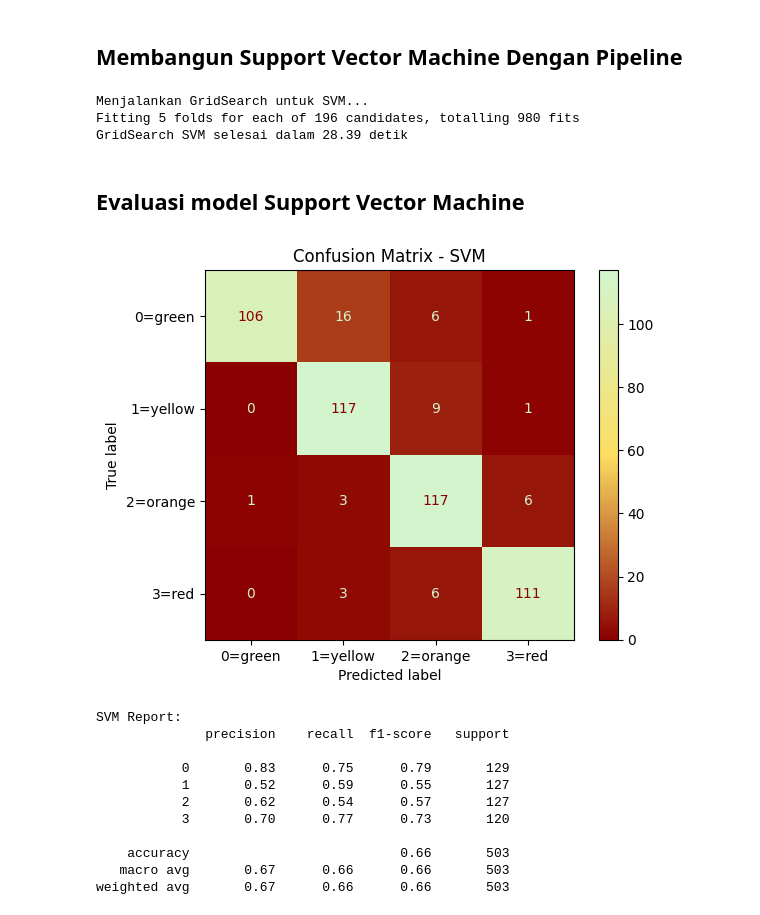
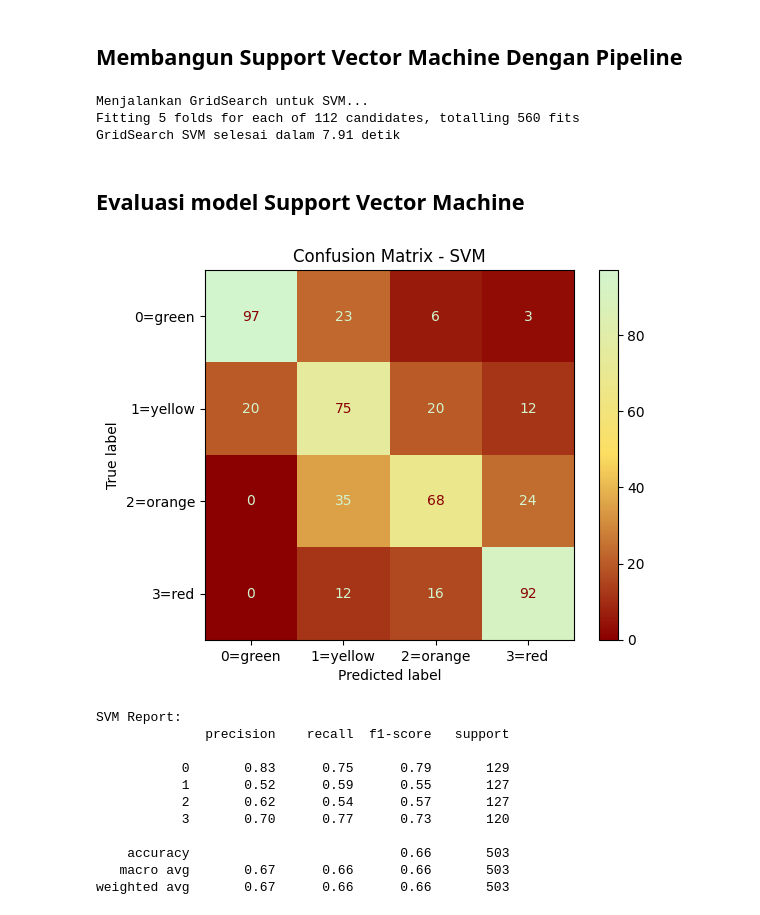
Before and after one commit to KNSaw/ProjekUTSML_A_CatBoost, a Jupyter notebook: UTS_ML_Linear.ipynb, the cells around one changed output. Cells and saved outputs as stored; diff of their text form; code cells hidden in the pictures.

Commit message:
Revisi display confusion matrix SVM, penambahan visualisasi perbandingan 2 model, dan picke

```diff
--- a/UTS_ML_Linear.ipynb
+++ b/UTS_ML_Linear.ipynb
@@ -247,13 +247,13 @@ params_grid_svm = [
     {
         'scaler': [StandardScaler(), MinMaxScaler()],
         'feat_select__k': np.arange(2, 10),
-        'clf__C': np.logspace(-3, 3, 7),
+        'clf__C': [0.01, 0.1, 1, 10],
     },
     {
         'scaler': [StandardScaler(), MinMaxScaler()],
         'feat_select': [SelectPercentile()],
         'feat_select__percentile': np.arange(20, 80, 10),
-        'clf__C': np.logspace(-3, 3, 7),
+        'clf__C': [0.01, 0.1, 1, 10],
     }
 ]
 
@@ -274,28 +274,28 @@ gscv_svm.fit(X_train, y_train)
 print(f"GridSearch SVM selesai dalam {time.time() - start:.2f} detik")
 # %% [output]
 Menjalankan GridSearch untuk SVM...
-Fitting 5 folds for each of 196 candidates, totalling 980 fits
-GridSearch SVM selesai dalam 28.39 detik
+Fitting 5 folds for each of 112 candidates, totalling 560 fits
+GridSearch SVM selesai dalam 7.91 detik
 # %% [markdown]
 ## **Evaluasi model Support Vector Machine**
 # %%
 colors = ["#8B0000", "#fcde62", "#d2f5ce"] # merah tua → kuning → hijau muda
 custom_cmap = LinearSegmentedColormap.from_list("red_to_green", colors, N=256)
 
 y_pred_svm = gscv_svm.best_estimator_.predict(X_test)
 
 # Confusion Matrix dan Classification Report
-cm_svm = confusion_matrix(y_test, y_pred_gb)
+cm_svm = confusion_matrix(y_test, y_pred_svm)
 disp_svm = ConfusionMatrixDisplay(confusion_matrix=cm_svm,
                                  display_labels=['0=green','1=yellow','2=orange','3=red'])
 disp_svm.plot(cmap=custom_cmap)
 plt.title("Confusion Matrix - SVM")
 plt.show()
 
 print("\nSVM Report:")
 print(classification_report(y_test, y_pred_svm))
 # %% [output]
-[figure, old version]
+[figure, new version]
 SVM Report:
               precision    recall  f1-score   support
 
```
Also changed, not shown: parts of 3 cells of this notebook.
